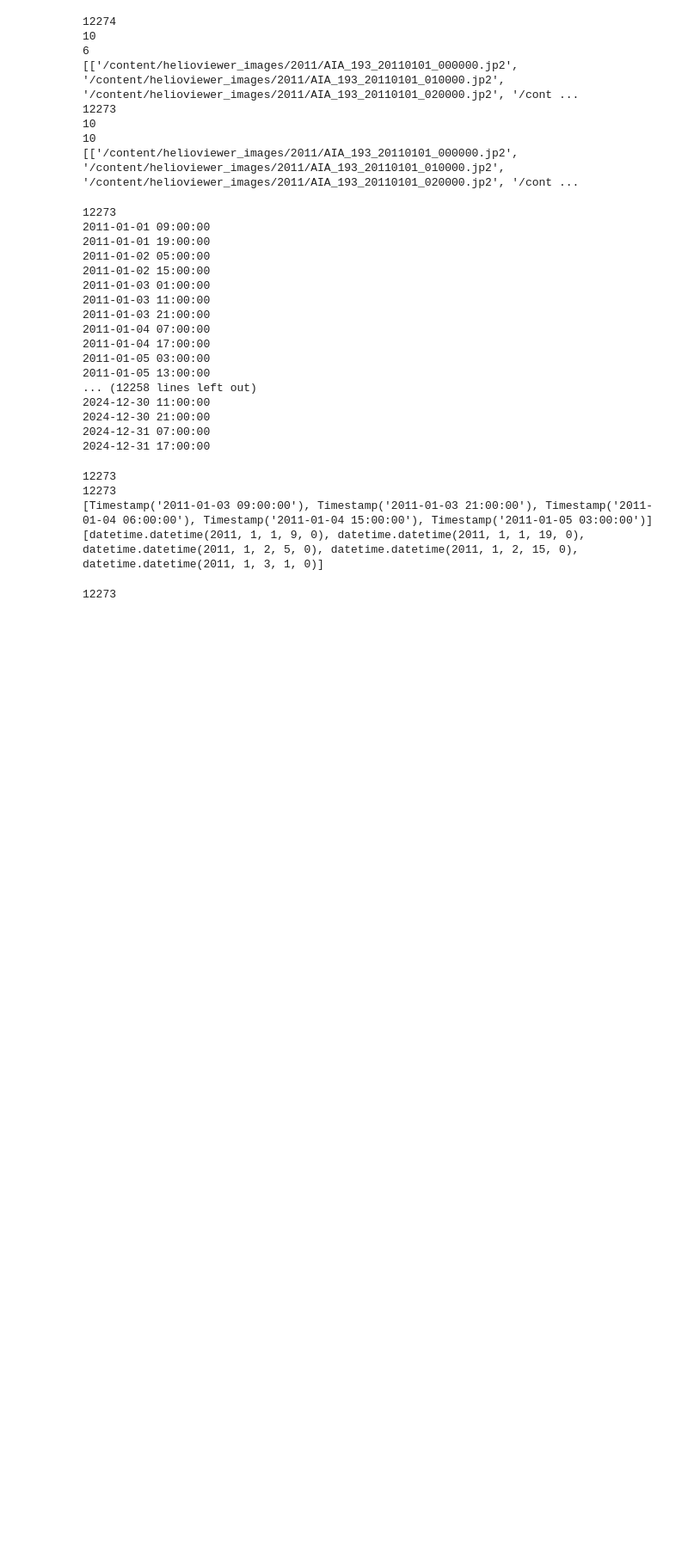
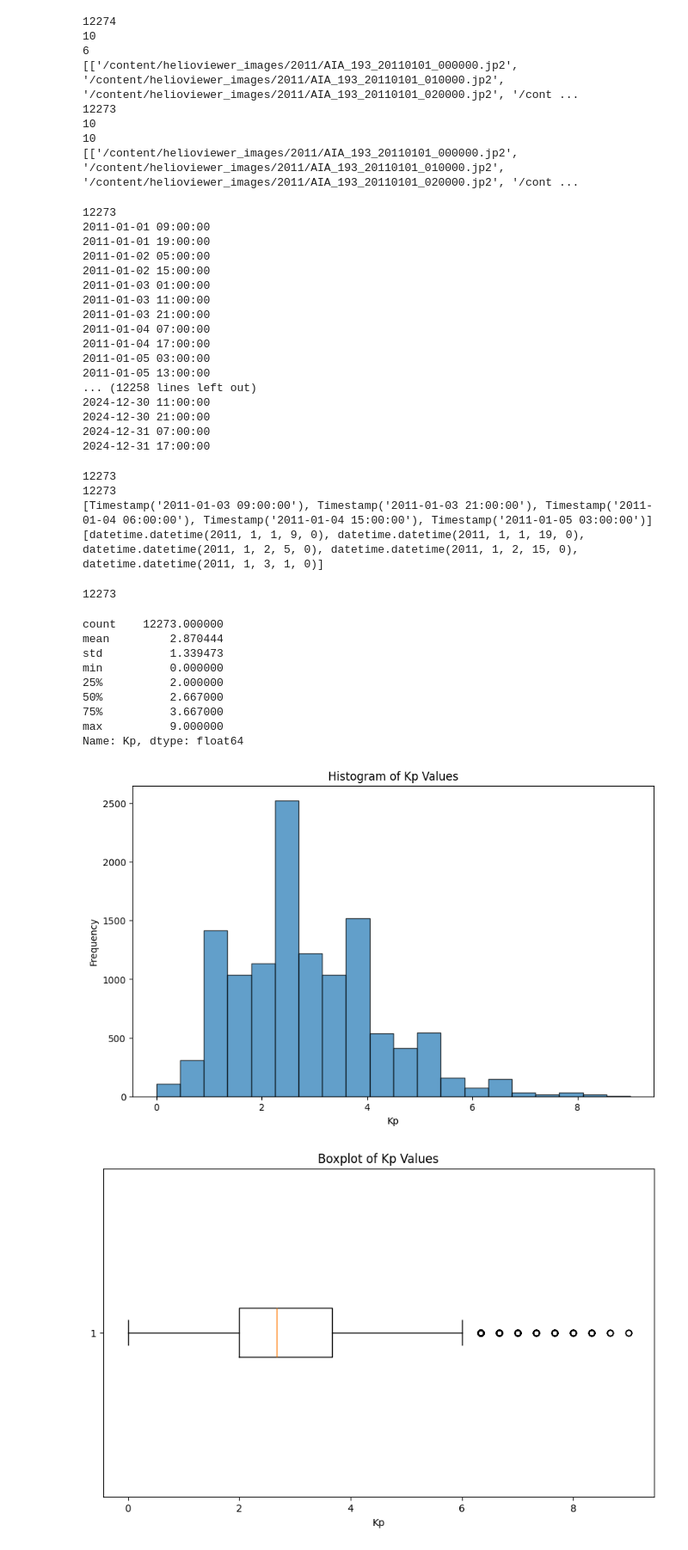
Before and after one commit to ZiyaanMir/Forecasting-GMI-Sun-Data, a Jupyter notebook: Create Dataset/create_dataset_csv.ipynb, the cells around one changed output. Shown at 86% size. Drawn from its saved outputs; the diff is of its cells as text; code cells hidden in the pictures; blank space fills up the shorter version.

Commit message:
Plotting graphs and stuff

```diff
--- a/Create Dataset/create_dataset_csv.ipynb
+++ b/Create Dataset/create_dataset_csv.ipynb
@@ -141,4 +143,29 @@ print(len(max_Kp_values))
 # %%
 # Convert group to a DataFrame and export as CSV
 group_df = pd.DataFrame({'Images': group, 'Kp': max_Kp_values})
 group_df.to_csv('D:\\New folder (2)\\dataset.csv', index=False)
+
+# Calculate statistics of Kp values
+kp_stats = group_df['Kp'].describe()
+print(kp_stats)
+
+
+# Histogram of Kp values
+plt.figure(figsize=(10, 6))
+plt.hist(group_df['Kp'], bins=20, edgecolor='k', alpha=0.7)
+plt.title('Histogram of Kp Values')
+plt.xlabel('Kp')
+plt.ylabel('Frequency')
+plt.show()
+# %% [output]
+count    12273.000000
+mean         2.870444
+std          1.339473
+min          0.000000
+25%          2.000000
+50%          2.667000
+75%          3.667000
+max          9.000000
+Name: Kp, dtype: float64
+[figure, added]
+[figure, added]
```
Also changed, not shown: parts of 3 cells of this notebook.
